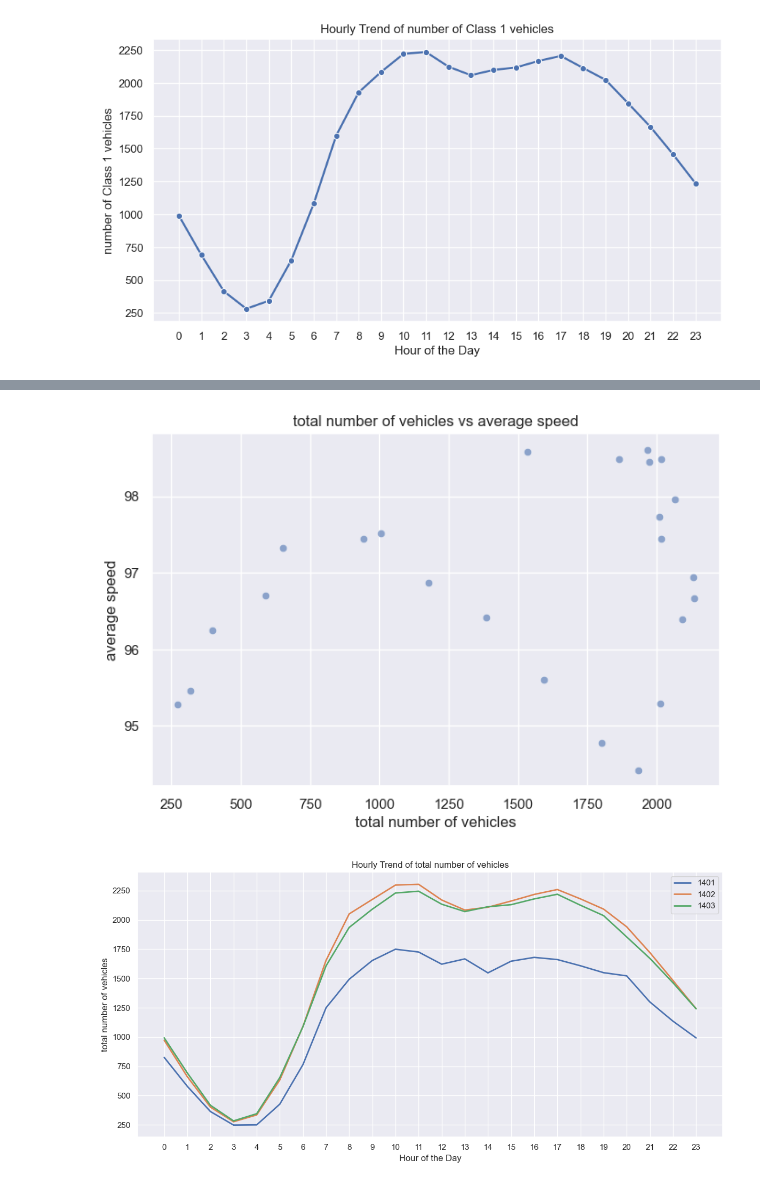
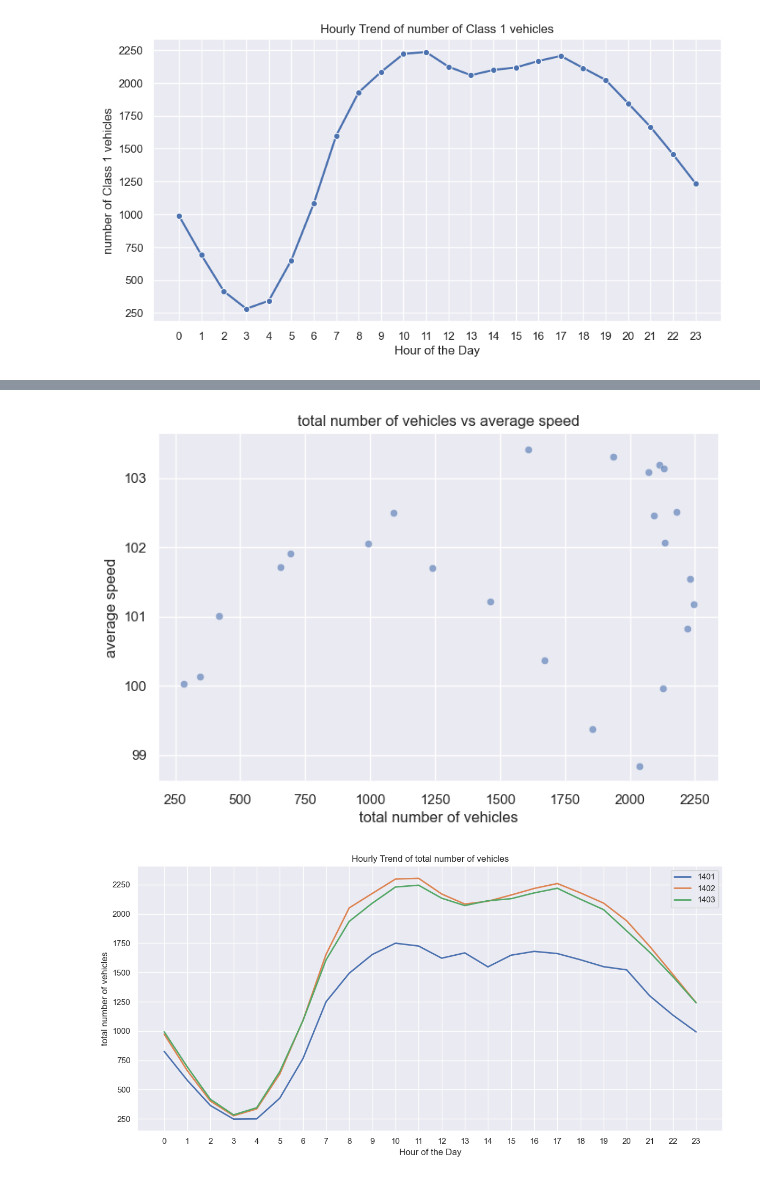
Before and after one commit to Regression1404/pulse-of-tehran, a Jupyter notebook: analysis.ipynb, the cells around one changed output, grey strips where cells are left out. Drawn from its saved outputs; the diff is of its cells as text; code cells hidden in the pictures.

```diff
--- a/analysis.ipynb
+++ b/analysis.ipynb
@@ -79,7 +79,7 @@ gv.plot_histogram('total number of vehicles')
 # %%
-gv.plot_scatter('total number of vehicles', 'average sped')
+gv.plot_scatter('total number of vehicles', 'average speed')
 # %% [output]
-[figure, old version]
+[figure, new version]
 # %%
 data1 = ds.filter_by_year(1401)
 data2 = ds.filter_by_year(1402)
```
Also changed, not shown: parts of 4 cells of this notebook, 2 other files.
